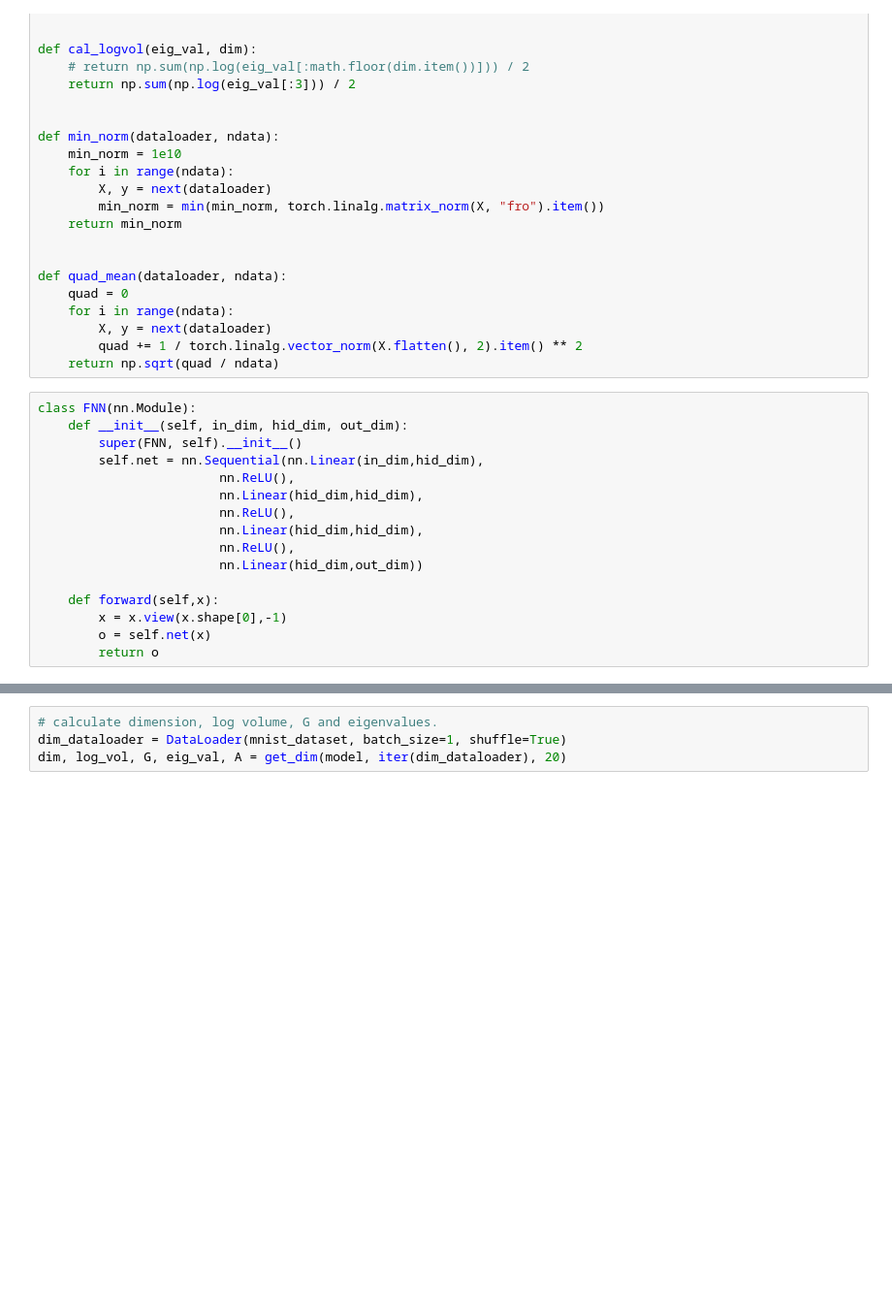
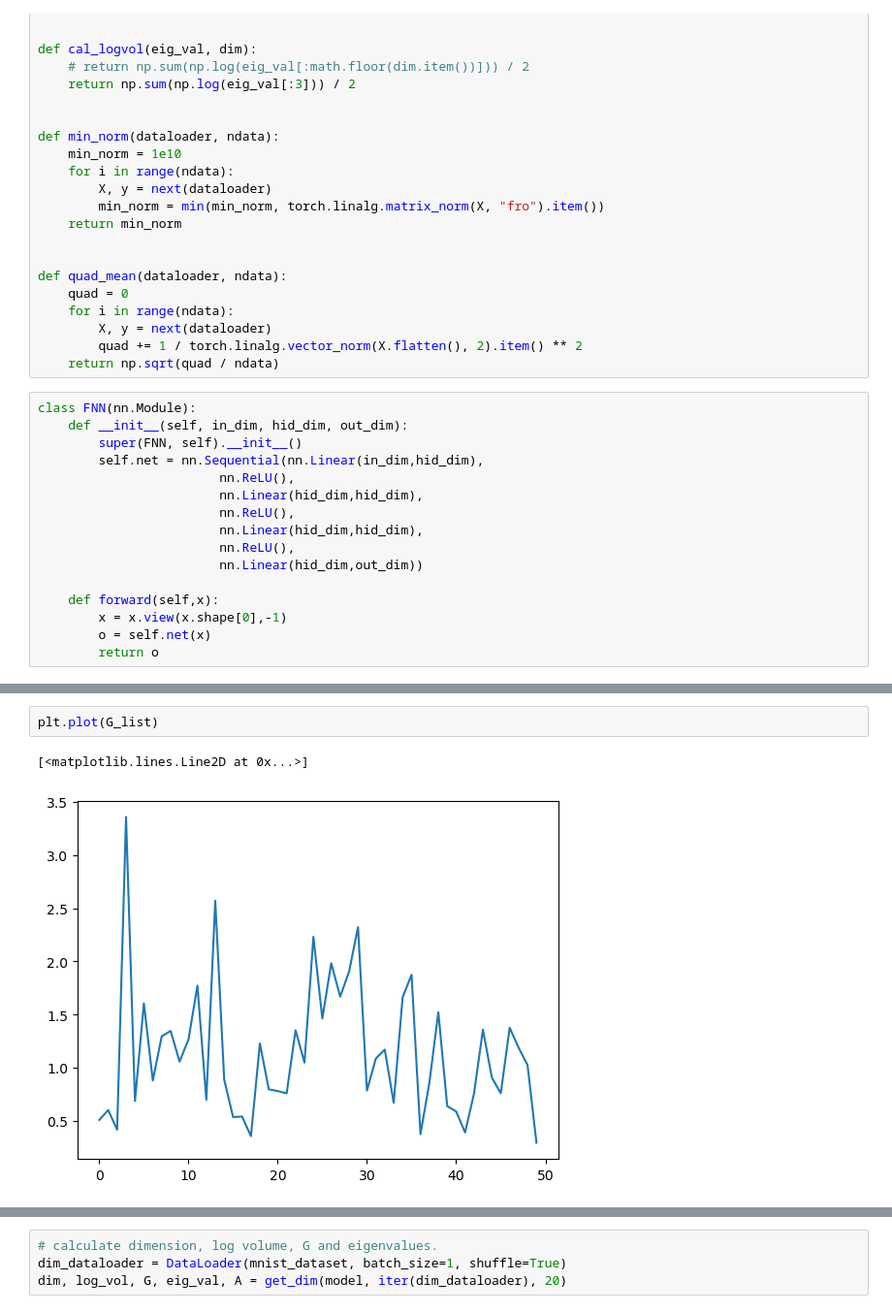
Before and after one commit to chinsengi/sharpdim, a Jupyter notebook: simpleFNN.ipynb, the cells around one changed output, grey strips where cells are left out. Shown at 97% size. Cells and saved outputs as stored; diff of their text form; blank space fills up the shorter version.

```diff
--- a/simpleFNN.ipynb
+++ b/simpleFNN.ipynb
@@ -202,0 +178,5 @@ NameError: name 'FNN' is not defined
+# %%
+plt.plot(G_list)
+# %% [output]
+[<matplotlib.lines.Line2D at 0x...>]
+[figure, added]
```
Also changed, not shown: parts of 6 cells of this notebook.
